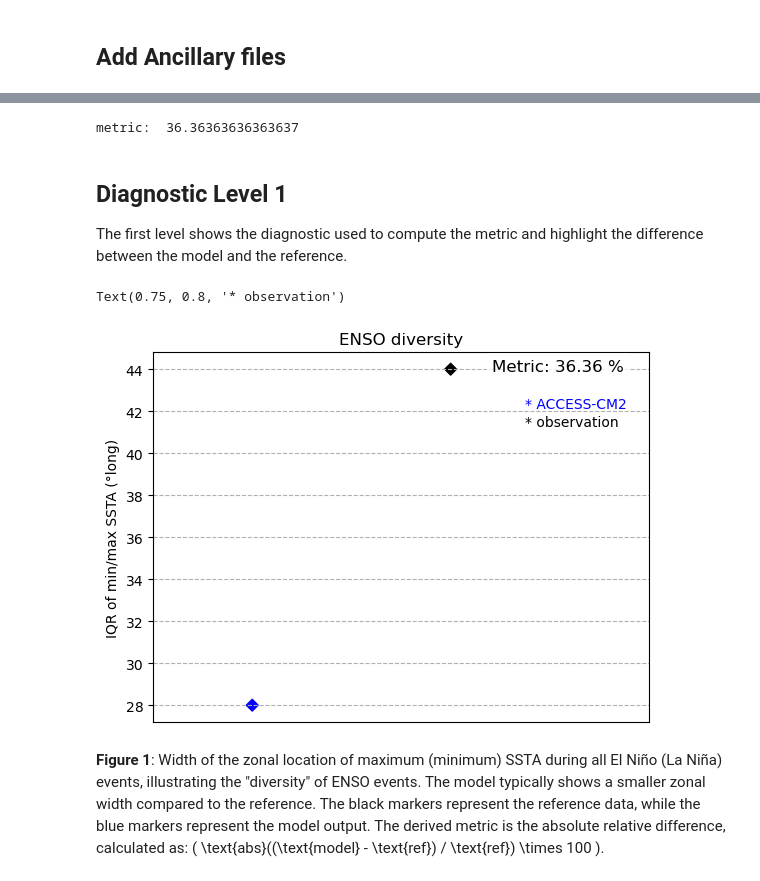
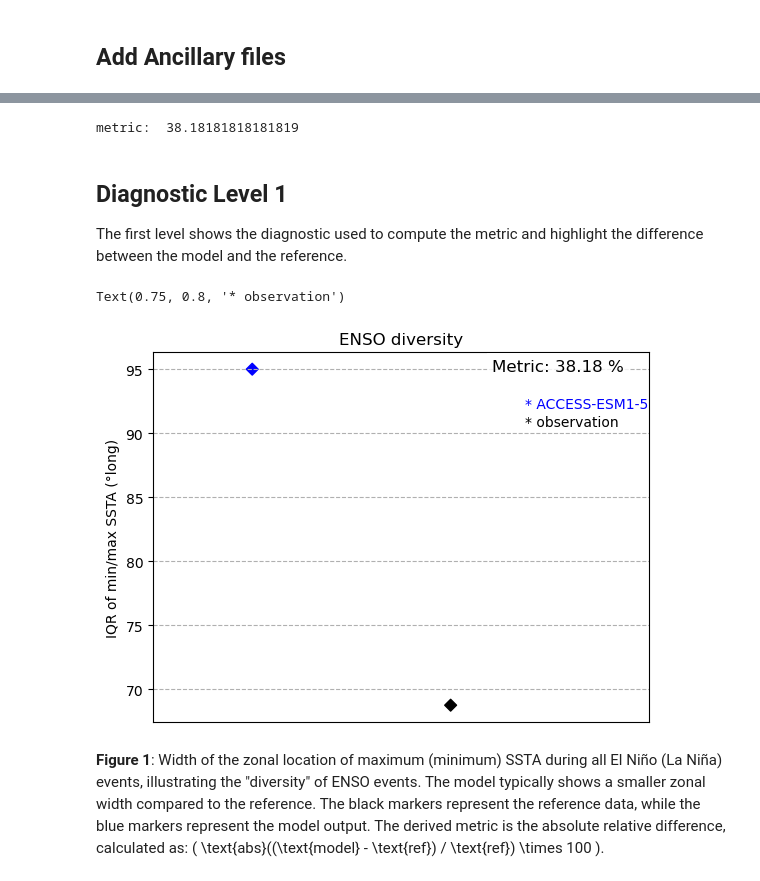
Before and after one commit to ACCESS-NRI/ACCESS-ENSO-recipes, a Jupyter notebook: 15-ENSO_diversity.ipynb, the cells around one changed output, grey strips where cells are left out. Cells and saved outputs as stored; diff of their text form; code cells hidden in the pictures.

```diff
--- a/15-ENSO_diversity.ipynb
+++ b/15-ENSO_diversity.ipynb
@@ -34,6 +32,7 @@ from esmvalcore.dataset import Dataset
 # %%
+model_name = "ACCESS-ESM1-5"
 model_datasets = {
-"ACCESS-CM2":
+model_name:
     Dataset(
     short_name='ts',
     project='CMIP6',
@@ -41,7 +40,7 @@ model_datasets = {
     exp="historical",
     ensemble="r1i1p1f1",
     timerange="19000101/20190101",
-    dataset="ACCESS-CM2",
+    dataset=model_name,
     grid="gn"
 )}
 
@@ -191,11 +190,11 @@ obs_datasets_prep = {name: preproc(dataset) for name, dataset in obs_datasets.it
 # %%
 obs_datasets_res = {name: diversity(*preprocs) for name, preprocs in obs_datasets_prep.items()}
 
-metric = [iqr(model_datasets_res["ACCESS-CM2"]['enso']),
+metric = [iqr(model_datasets_res[model_name]['enso']),
           iqr(obs_datasets_res["HadISST"]['enso'])]
 print('metric: ', compute(metric[1],metric[0]))
 # %% [output]
-metric:  36.36363636363637
+metric:  38.18181818181819
 # %% [markdown]
 ## Diagnostic Level 1
 
@@ -203,23 +202,23 @@ The first level shows the diagnostic used to compute the metric and highlight th
 # %%
 plt.scatter(range(len(metric)), metric, c=['blue','black'], marker='D')
 
 plt.xlim(-0.5,2)#range(-1,3,1)) #['model','obs']
 plt.xticks([])
 
 plt.ylabel('IQR of min/max SSTA (°long)')
 plt.grid(linestyle='--', axis='y')
 plt.title('ENSO diversity')
 
 metricval = compute(metric[1],metric[0])
 plt.text(0.95, 0.95, f'Metric: {metricval:.2f} %', fontsize=12, ha='right', transform=plt.gca().transAxes,
          bbox=dict(facecolor='white', alpha=0.8, edgecolor='none'))
 
-plt.text(0.75,0.85, '* ACCESS-CM2', color='blue',transform=plt.gca().transAxes)
+plt.text(0.75,0.85, f'* {model_name}', color='blue',transform=plt.gca().transAxes)
 plt.text(0.75,0.8, '* observation', color='black',transform=plt.gca().transAxes)
 # plt.legend(loc='lower right')
 # %% [output]
 Text(0.75, 0.8, '* observation')
-[figure, old version]
+[figure, new version]
 # %% [markdown]
 **Figure 1**: Width of the zonal location of maximum (minimum) SSTA during all El Niño (La Niña) events, illustrating the "diversity" of ENSO events. The model typically shows a smaller zonal width compared to the reference. The black markers represent the reference data, while the blue markers represent the model output. The derived metric is the absolute relative difference, calculated as: \( \text{abs}((\text{model} - \text{ref}) / \text{ref}) \times 100 \).
 # %% [markdown]
```
Also changed, not shown: parts of 4 cells of this notebook, 10 other files.
